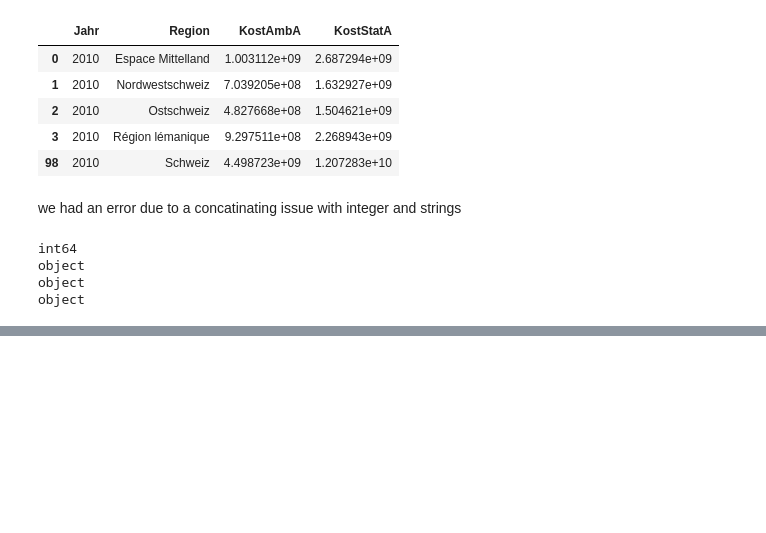
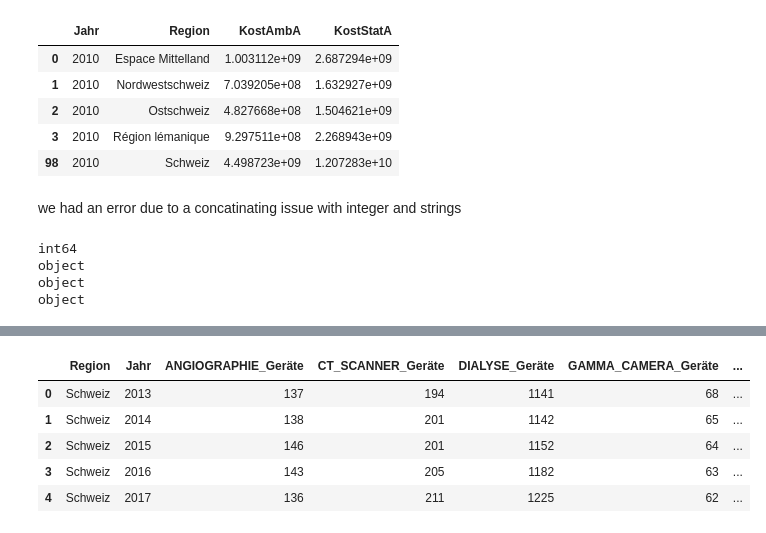
Before and after one commit to jeliigis/final-project-jbns, a Jupyter notebook: scripts/hospital_costs_new.ipynb, the cells around one changed output, grey strips where cells are left out. Saved outputs shown, nothing was run; the diff lists cells and outputs as text; code cells hidden in the pictures; blank space fills up the shorter version.

```diff
--- a/scripts/hospital_costs_new.ipynb
+++ b/scripts/hospital_costs_new.ipynb
@@ -662,0 +702,9 @@ df_health.to_excel('../data/df_health.xlsx', index=False)
+# %%
+df_infrastructure_melt.head()
+# %% [output]
+|  | Region | Jahr | ANGIOGRAPHIE_Geräte | CT_SCANNER_Geräte | DIALYSE_Geräte | GAMMA_CAMERA_Geräte | ... |
+| 0 | Schweiz | 2013 | 137 | 194 | 1141 | 68 | ... |
+| 1 | Schweiz | 2014 | 138 | 201 | 1142 | 65 | ... |
+| 2 | Schweiz | 2015 | 146 | 201 | 1152 | 64 | ... |
+| 3 | Schweiz | 2016 | 143 | 205 | 1182 | 63 | ... |
+| 4 | Schweiz | 2017 | 136 | 211 | 1225 | 62 | ... |
```
Also changed, not shown: parts of 7 cells of this notebook, 2 other files.
